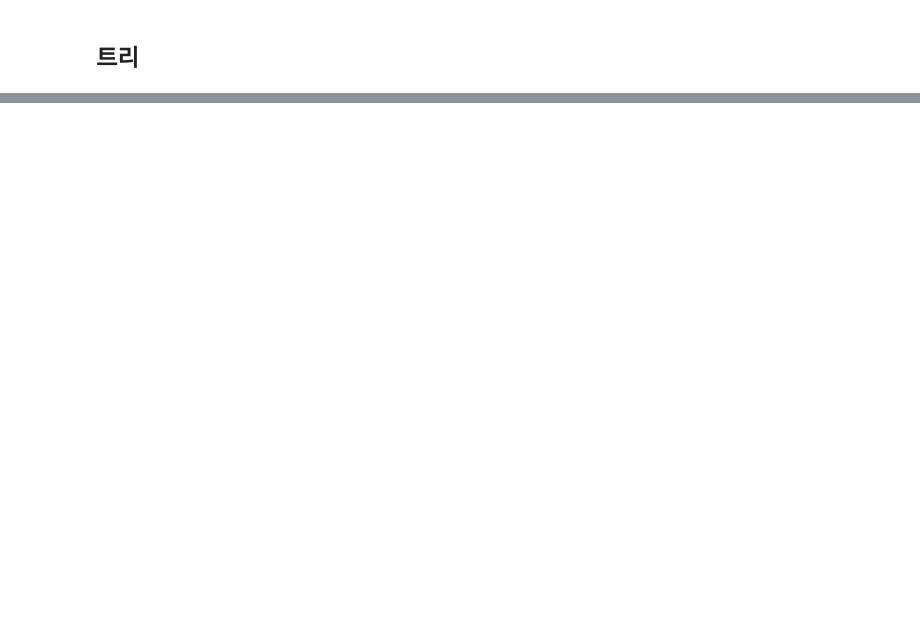
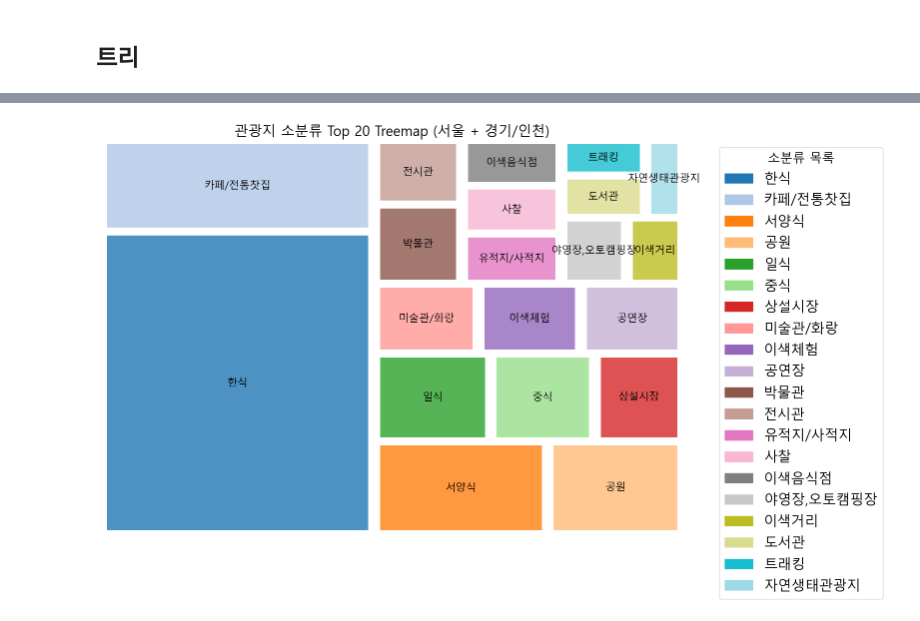
Before and after one commit to leehj24/Seoul_Strolling_Adventure, a Jupyter notebook: 지역/catagory.ipynb, the cells around one changed output, grey strips where cells are left out. Cells and saved outputs as stored; diff of their text form; code cells hidden in the pictures; blank space fills up the shorter version.

```diff
--- a/지역/catagory.ipynb
+++ b/지역/catagory.ipynb
@@ -186,0 +58,48 @@ plt.show()
+# %%
+import pandas as pd
+import matplotlib.pyplot as plt
+import squarify
+import matplotlib.patches as mpatches
+
+
+# Treemap 시각화 (소분류)
+plt.figure(figsize=(16, 10))
+
+# 1) 색상 팔레트 지정
+#   - 예: plt.cm.tab20, plt.cm.Set3, plt.cm.Paired 등 다양한 팔레트 사용 가능
+colors = plt.cm.tab20(range(len(df_top1)))
+
+# 2) Treemap 생성
+squarify.plot(
+    sizes=df_top1['건수'],
+    label=df_top1['소분류'],
+    color=colors,            # 색상 적용
+    alpha=0.8,
+    pad=True,
+    text_kwargs={'fontsize': 15}
+)
+
+plt.title(f'관광지 소분류 Top {len(df_top1)} Treemap (서울 + 경기/인천)', fontsize=20)
+plt.axis('off')
+
+# 3) 범례(legend) 만들기
+#   - 각 구역별 색상과 라벨을 1:1로 매핑하여 Patch 생성
+patches = [
+    mpatches.Patch(color=colors[i], label=df_top1['소분류'].iloc[i])
+    for i in range(len(df_top1))
+]
+
+# 4) 범례 표시 (우상단에 배치 예시)
+legend = plt.legend(
+    handles=patches,
+    bbox_to_anchor=(1.05, 1),
+    loc='upper left',
+    fontsize=20,           # 텍스트 크기를 키움
+    title='소분류 목록',    # 범례 제목 (선택 사항)
+    title_fontsize=18      # 범례 제목 텍스트 크기
+)
+
+plt.tight_layout()
+plt.show()
+# %% [output]
+[figure, added]
```
Also changed, not shown: parts of 6 cells of this notebook, 14 other files.
